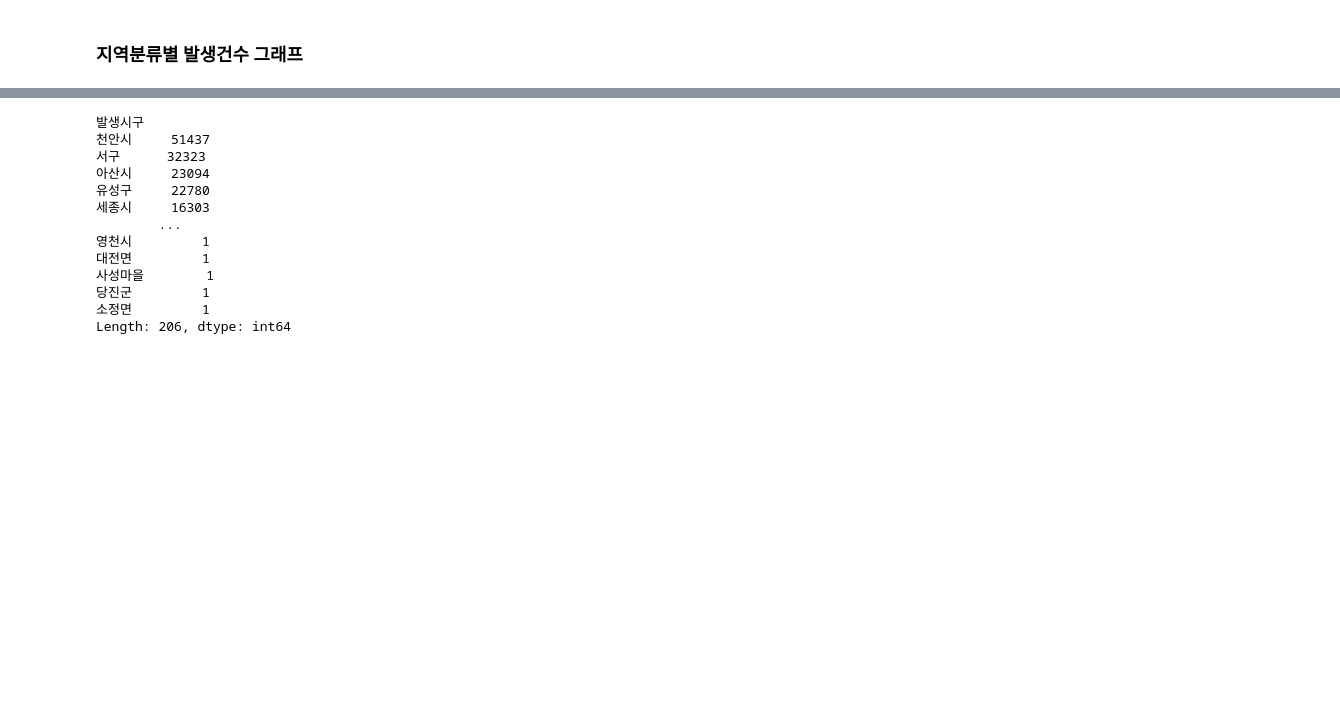
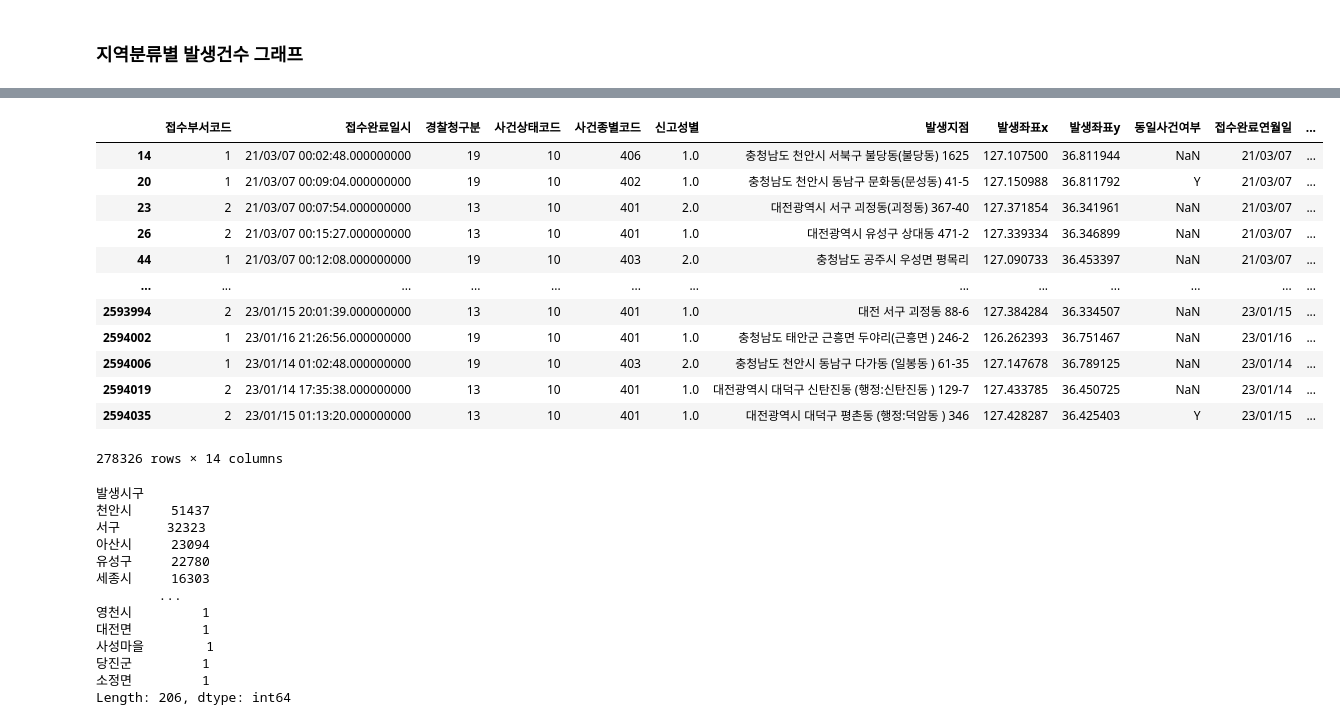
Before and after one commit to Dev1120/ForPolice, a Jupyter notebook: lsg/0204 지치안-연도별 발생건수 시각화.ipynb, the cells around one changed output, grey strips where cells are left out. Cells and saved outputs as stored; diff of their text form; code cells hidden in the pictures; blank space fills up the shorter version.

```diff
--- a/lsg/0204 지치안-연도별 발생건수 시각화.ipynb
+++ b/lsg/0204 지치안-연도별 발생건수 시각화.ipynb
@@ -362,3 +375,19 @@ plt.yticks(fontsize=12)
+# %%
+tt21
+# %% [output]
+|  | 접수부서코드 | 접수완료일시 | 경찰청구분 | 사건상태코드 | 사건종별코드 | 신고성별 | 발생지점 | 발생좌표x | 발생좌표y | 동일사건여부 | 접수완료연월일 | ... |
+| 14 | 1 | 21/03/07 00:02:48.000000000 | 19 | 10 | 406 | 1.0 | 충청남도 천안시 서북구 불당동(불당동) 1625 | 127.107500 | 36.811944 | NaN | 21/03/07 | ... |
+| 20 | 1 | 21/03/07 00:09:04.000000000 | 19 | 10 | 402 | 1.0 | 충청남도 천안시 동남구 문화동(문성동) 41-5 | 127.150988 | 36.811792 | Y | 21/03/07 | ... |
+| 23 | 2 | 21/03/07 00:07:54.000000000 | 13 | 10 | 401 | 2.0 | 대전광역시 서구 괴정동(괴정동) 367-40 | 127.371854 | 36.341961 | NaN | 21/03/07 | ... |
+| 26 | 2 | 21/03/07 00:15:27.000000000 | 13 | 10 | 401 | 1.0 | 대전광역시 유성구 상대동 471-2 | 127.339334 | 36.346899 | NaN | 21/03/07 | ... |
+| 44 | 1 | 21/03/07 00:12:08.000000000 | 19 | 10 | 403 | 2.0 | 충청남도 공주시 우성면 평목리 | 127.090733 | 36.453397 | NaN | 21/03/07 | ... |
+| ... | ... | ... | ... | ... | ... | ... | ... | ... | ... | ... | ... | ... |
+| 2593994 | 2 | 23/01/15 20:01:39.000000000 | 13 | 10 | 401 | 1.0 | 대전 서구 괴정동 88-6 | 127.384284 | 36.334507 | NaN | 23/01/15 | ... |
+| 2594002 | 1 | 23/01/16 21:26:56.000000000 | 19 | 10 | 401 | 1.0 | 충청남도 태안군 근흥면 두야리(근흥면 ) 246-2 | 126.262393 | 36.751467 | NaN | 23/01/16 | ... |
+| 2594006 | 1 | 23/01/14 01:02:48.000000000 | 19 | 10 | 403 | 2.0 | 충청남도 천안시 동남구 다가동 (일봉동 ) 61-35 | 127.147678 | 36.789125 | NaN | 23/01/14 | ... |
+| 2594019 | 2 | 23/01/14 17:35:38.000000000 | 13 | 10 | 401 | 1.0 | 대전광역시 대덕구 신탄진동 (행정:신탄진동 ) 129-7 | 127.433785 | 36.450725 | NaN | 23/01/14 | ... |
+| 2594035 | 2 | 23/01/15 01:13:20.000000000 | 13 | 10 | 401 | 1.0 | 대전광역시 대덕구 평촌동 (행정:덕암동 ) 346 | 127.428287 | 36.425403 | Y | 23/01/15 | ... |
+278326 rows × 14 columns
 # %%
 tt21.value_counts("발생시구")
 # %% [output]
```
Also changed, not shown: parts of 11 cells of this notebook, 3 other files.
